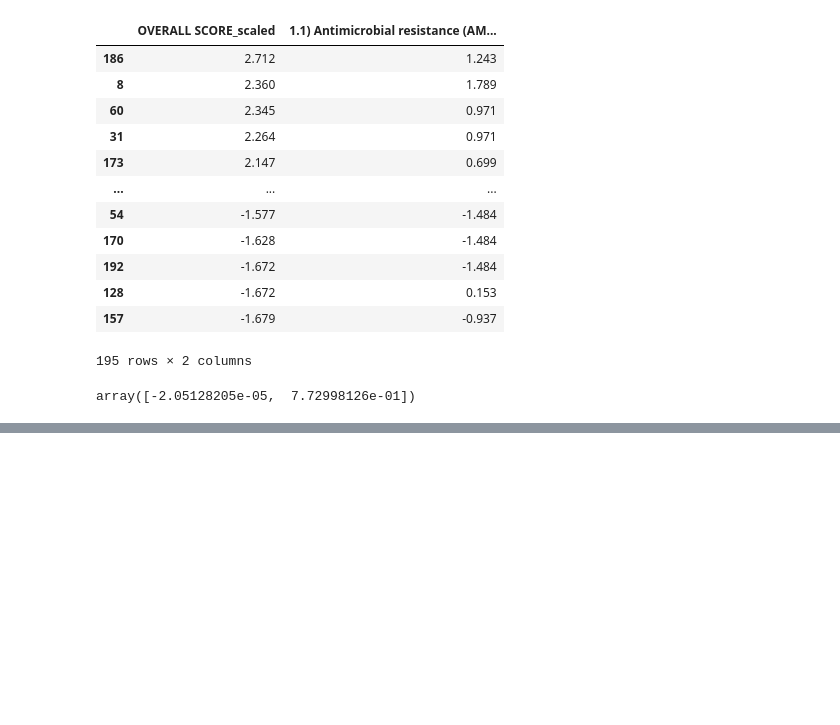
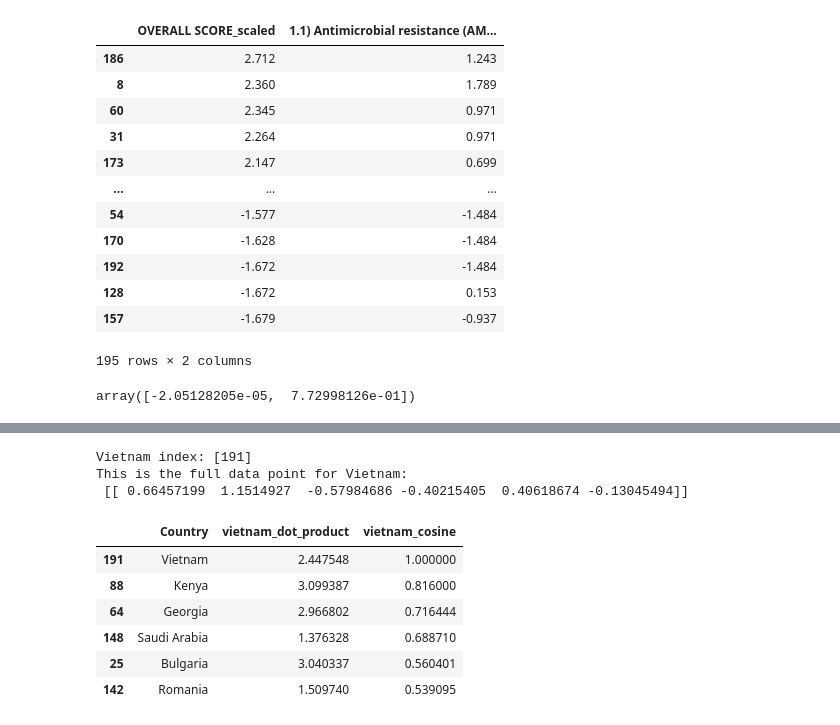
Before and after one commit to RemainingDelta/Care-Compass, a Jupyter notebook: datasets/preprocessed-datasets/DataCleaning_Arthur.ipynb, the cells around one changed output, grey strips where cells are left out. Drawn from its saved outputs; the diff is of its cells as text; code cells hidden in the pictures; blank space fills up the shorter version.

```diff
--- a/datasets/preprocessed-datasets/DataCleaning_Arthur.ipynb
+++ b/datasets/preprocessed-datasets/DataCleaning_Arthur.ipynb
@@ -555,0 +598,49 @@ regression_figure.show()
+# %%
+import numpy as np
+
+# which countries are most similar to Vietnam (example)
+vietnam_index = ghs_index_2021.index[ghs_index_2021['Country'] == 'Vietnam'].tolist()
+print(f'Vietnam index: {vietnam_index}')
+vietnam_vec = ghs_index_2021_scaled.iloc[vietnam_index].to_numpy()
+print("This is the full data point for Vietnam:\n", vietnam_vec)
+# %% [output]
+Vietnam index: [191]
+This is the full data point for Vietnam:
+ [[ 0.66457199  1.1514927  -0.57984686 -0.40215405  0.40618674 -0.13045494]]
+# %%
+# this creates empty lists to fill in with the dot products and cos(theta) of each country relative to Vietnam
+vietnam_dot_products = []
+vietnam_cosines = []
+
+# this goes iteratively (loops) through each song in the data set and:
+# (a) calculates the dot product between Mr. Brightside and the song
+# (b) calculates the cosine(theta) between Mr. Brightside and the song
+for country in range(ghs_index_2021_scaled.shape[0]):
+
+  temp_country_vec = ghs_index_2021_scaled.iloc[country].to_numpy()
+
+  temp_dot = np.dot(vietnam_vec, temp_country_vec)
+  temp_cos = temp_dot/(np.linalg.norm(vietnam_vec) * np.linalg.norm(temp_country_vec))
+
+  vietnam_dot_products.append(temp_dot[0])
+  vietnam_cosines.append(temp_cos[0])
+
+# this puts the song titles, artists, calculated dot product, and cosine score into a data frame
+dict_vietnam = {'Country': ghs_index_2021.Country,
+            'vietnam_dot_product': vietnam_dot_products,
+            'vietnam_cosine': vietnam_cosines}
+df_vietnam = pd.DataFrame(dict_vietnam)
+
+# this sorts the data by the cosine score
+sorted_df_vietnam = df_vietnam.sort_values(by='vietnam_cosine', ascending=False)
+
+# this prints the top six songs
+sorted_df_vietnam.head(6)
+# %% [output]
+|  | Country | vietnam_dot_product | vietnam_cosine |
+| 191 | Vietnam | 2.447548 | 1.000000 |
+| 88 | Kenya | 3.099387 | 0.816000 |
+| 64 | Georgia | 2.966802 | 0.716444 |
+| 148 | Saudi Arabia | 1.376328 | 0.688710 |
+| 25 | Bulgaria | 3.040337 | 0.560401 |
+| 142 | Romania | 1.509740 | 0.539095 |
```
Also changed, not shown: parts of 4 cells of this notebook.
